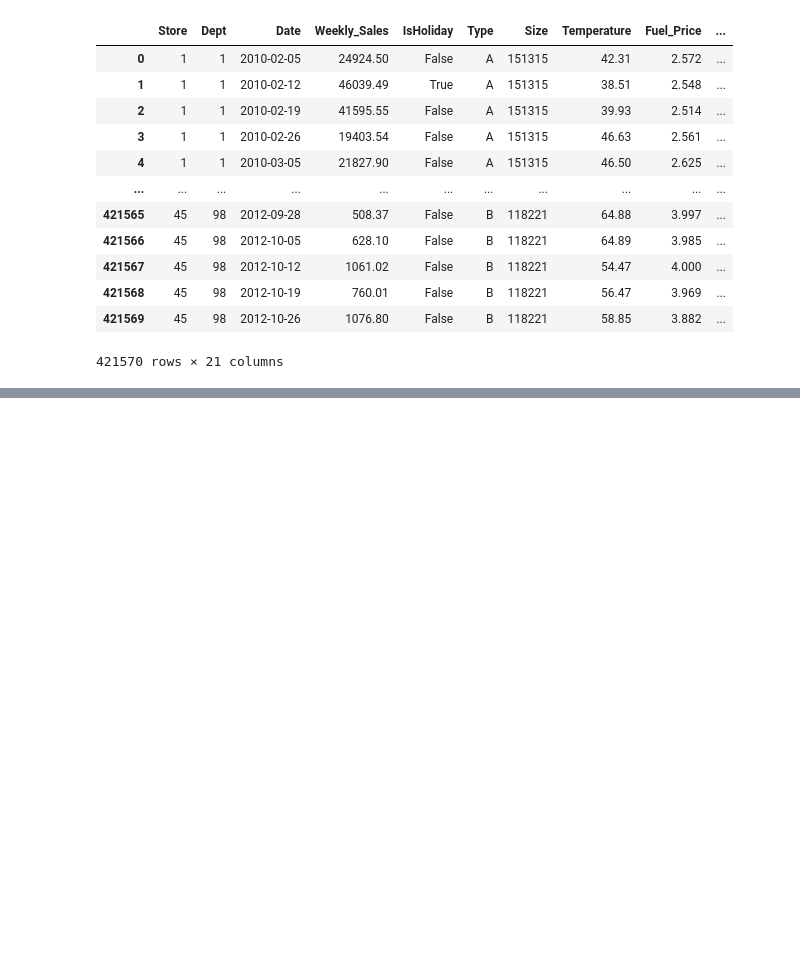
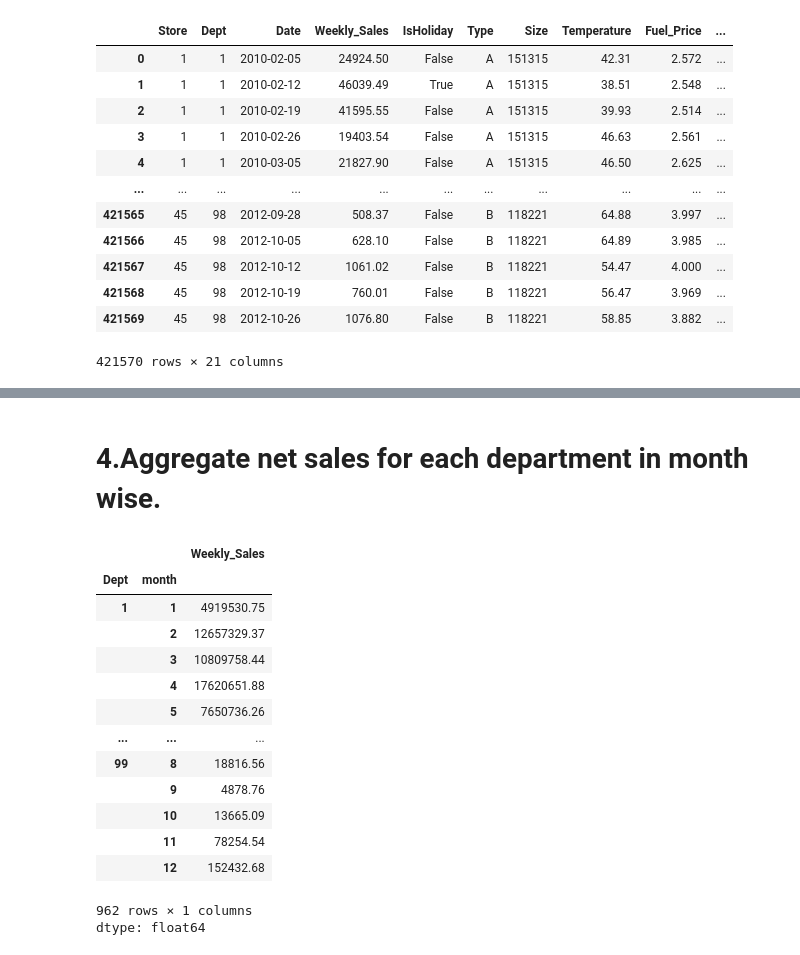
Before and after one commit to SIVASHANKARI04/Retail-data-merging-and-analysis, a Jupyter notebook: merging_retail_data.ipynb, the cells around one changed output, grey strips where cells are left out. Saved outputs shown, nothing was run; the diff lists cells and outputs as text; code cells hidden in the pictures; blank space fills up the shorter version.

```diff
--- a/merging_retail_data.ipynb
+++ b/merging_retail_data.ipynb
@@ -148,0 +183,20 @@ df_final
+# %% [markdown]
+# 4.Aggregate net sales for each department in month wise.
+# %%
+df_final.groupby(["Dept","month"])["Weekly_Sales"].sum()
+# %% [output]
+|  |  | Weekly_Sales |
+| Dept | month |  |
+| 1 | 1 | 4919530.75 |
+|  | 2 | 12657329.37 |
+|  | 3 | 10809758.44 |
+|  | 4 | 17620651.88 |
+|  | 5 | 7650736.26 |
+| ... | ... | ... |
+| 99 | 8 | 18816.56 |
+|  | 9 | 4878.76 |
+|  | 10 | 13665.09 |
+|  | 11 | 78254.54 |
+|  | 12 | 152432.68 |
+962 rows × 1 columns
+dtype: float64
```
Also changed, not shown: parts of 8 cells of this notebook.
